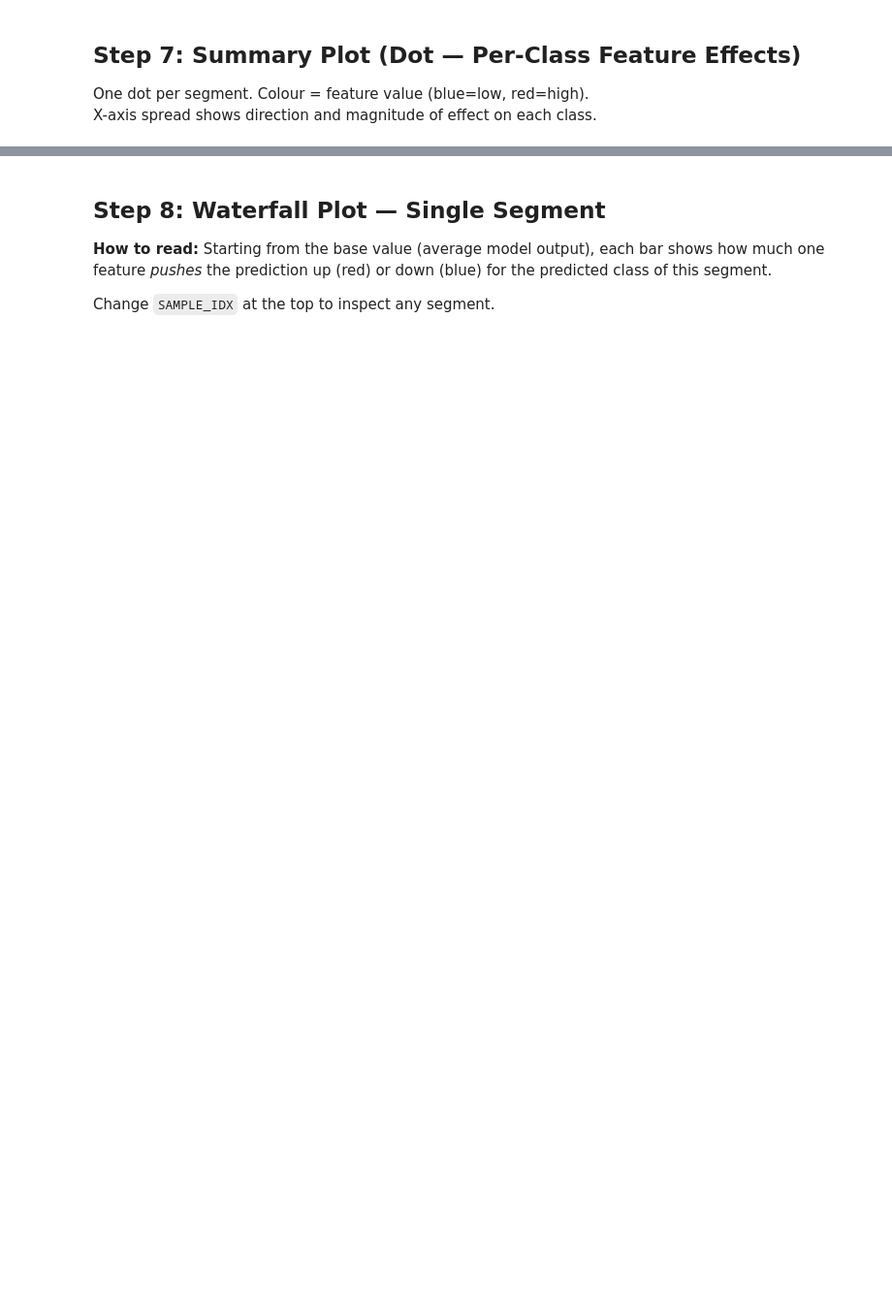
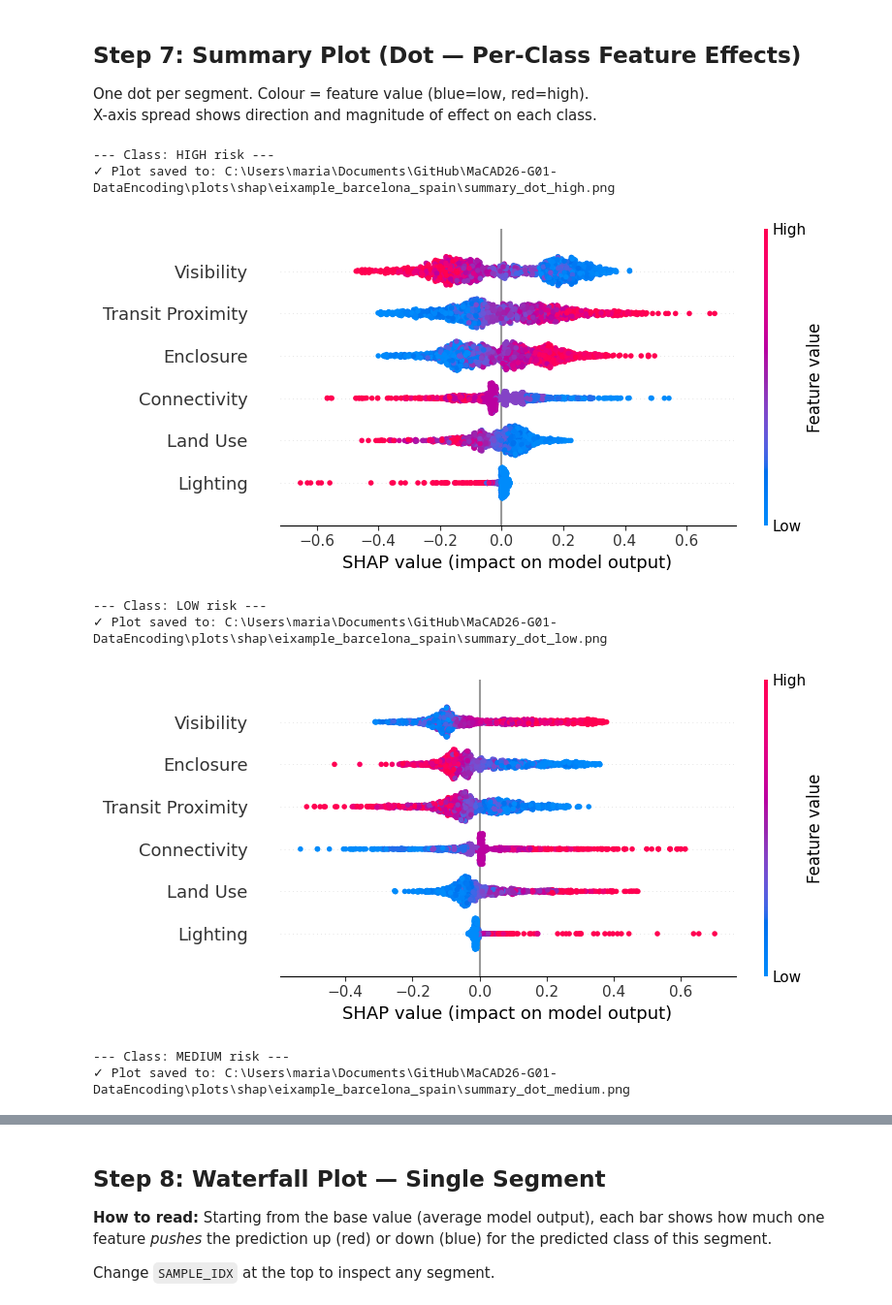
Before and after one commit to modnas-m/MaCAD26-G01-DataEncoding, a Jupyter notebook: notebooks/07_SHAP.ipynb, the cells around one changed output, grey strips where cells are left out. Shown at 97% size. Saved outputs shown, nothing was run; the diff lists cells and outputs as text; code cells hidden in the pictures; blank space fills up the shorter version.

```diff
--- a/notebooks/07_SHAP.ipynb
+++ b/notebooks/07_SHAP.ipynb
@@ -279,10 +286,22 @@ X-axis spread shows direction and magnitude of effect on each class.
 # %%
 for class_idx, class_name in enumerate(classes):
     print(f'\n--- Class: {class_name.upper()} risk ---')
     shap.summary_plot(
         shap_values.values[:, :, class_idx],
         X_df,
         plot_type='dot',
-        show=True
+        show=False
     )
-    save_plot(f'summary_dot_{class_name}.png')
+    fig = plt.gcf()
+    save_plot(f'summary_dot_{class_name}.png', fig=fig, close=False)
+    plt.show()
+    plt.close(fig)
+# %% [output]
+--- Class: HIGH risk ---
+✓ Plot saved to: C:\Users\maria\Documents\GitHub\MaCAD26-G01-DataEncoding\plots\shap\eixample_barcelona_spain\summary_dot_high.png
+[figure, added]
+--- Class: LOW risk ---
+✓ Plot saved to: C:\Users\maria\Documents\GitHub\MaCAD26-G01-DataEncoding\plots\shap\eixample_barcelona_spain\summary_dot_low.png
+[figure, added]
+--- Class: MEDIUM risk ---
+✓ Plot saved to: C:\Users\maria\Documents\GitHub\MaCAD26-G01-DataEncoding\plots\shap\eixample_barcelona_spain\summary_dot_medium.png
```
Also changed, not shown: parts of 11 cells of this notebook, 11 other files.
